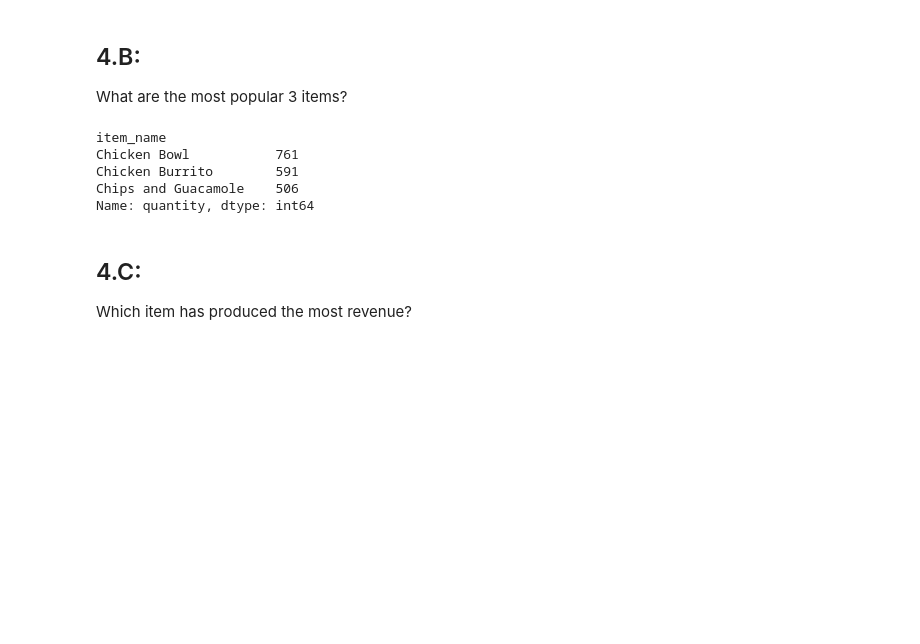
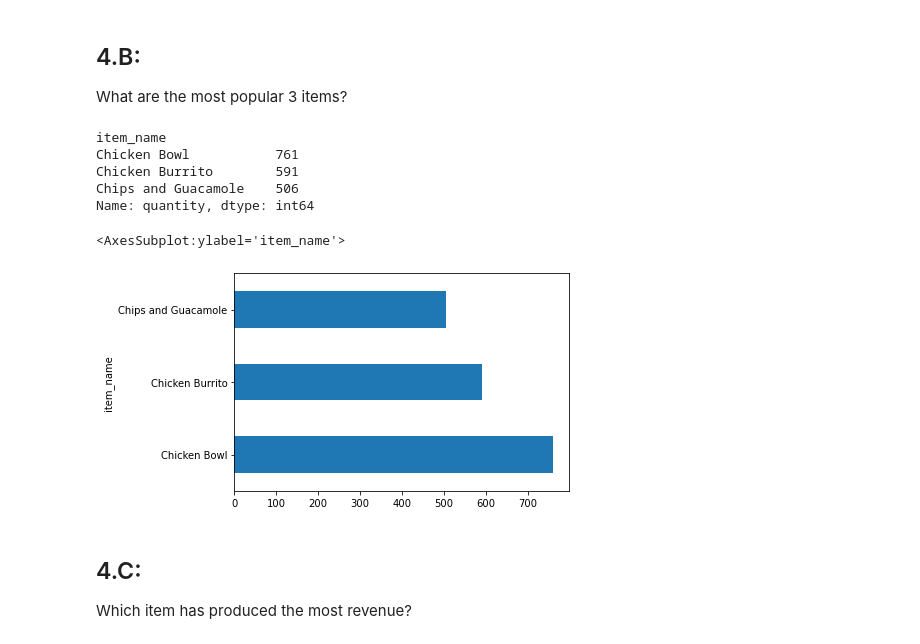
Before and after one commit to o0amandagomez0o/numpy-pandas-visualization-exercises, a Jupyter notebook: advanced_dataframes.ipynb, the cells around one changed output. Drawn from its saved outputs; the diff is of its cells as text; code cells hidden in the pictures; blank space fills up the shorter version.

```diff
--- a/advanced_dataframes.ipynb
+++ b/advanced_dataframes.ipynb
@@ -476,6 +593,11 @@ Chicken Bowl           761
 Chicken Burrito        591
 Chips and Guacamole    506
 Name: quantity, dtype: int64
+# %%
+orders.groupby('item_name').quantity.sum().nlargest(3, keep='all').plot.barh()
+# %% [output]
+<AxesSubplot:ylabel='item_name'>
+[figure, added]
 # %% [markdown]
 ## 4.C:
 Which item has produced the most revenue?
```
Also changed, not shown: parts of 21 cells of this notebook, 13 other files.
